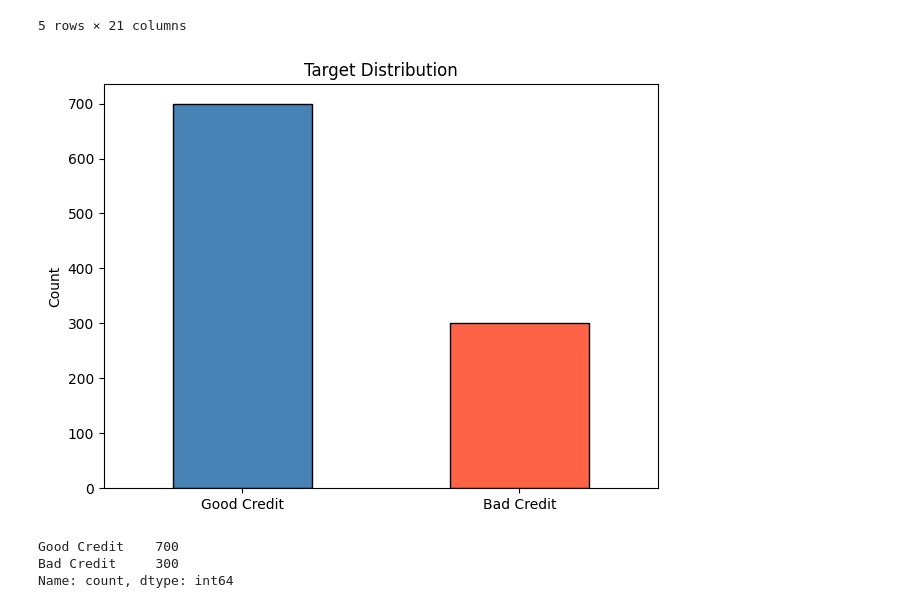
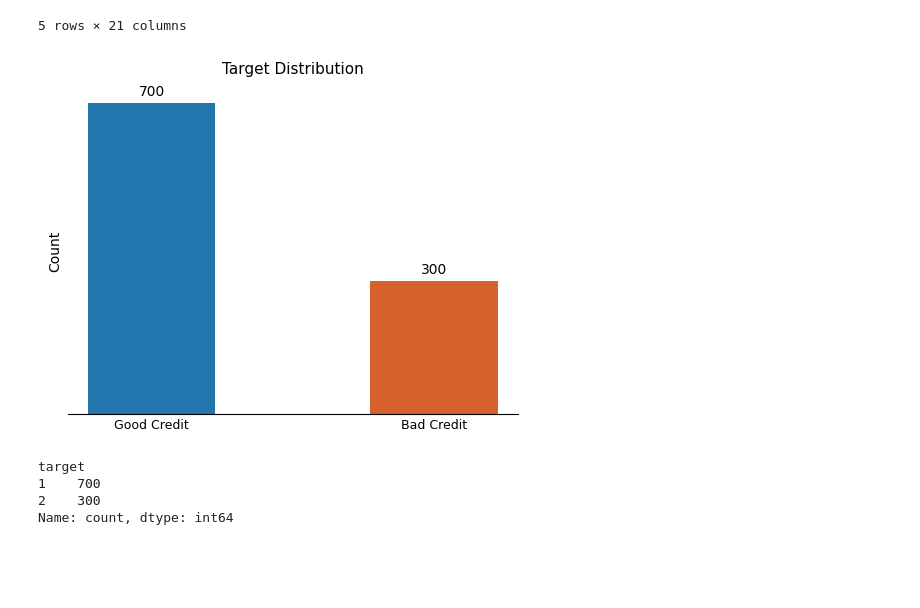
Before and after one commit to danibaum8/credit-risk-scorecard, a Jupyter notebook: 02_eda.ipynb, the cells around one changed output. Drawn from its saved outputs; the diff is of its cells as text; code cells hidden in the pictures; blank space fills up the shorter version.

Commit message:
Redesign Plots

```diff
--- a/02_eda.ipynb
+++ b/02_eda.ipynb
@@ -17,23 +17,58 @@ df.head()
 | 4 | A11 | 24 | A33 | A40 | 4870 | A61 | A73 | ... |
 5 rows × 21 columns
 # %%
+import matplotlib as mpl
+mpl.rcParams.update({
+    'axes.spines.top'   : False,
+    'axes.spines.right' : False,
+    'axes.spines.left'  : True,
+    'axes.spines.bottom': True,
+    'axes.grid'         : False,
+    'figure.facecolor'  : 'white',
+    'axes.facecolor'    : 'white',
+    'font.family'       : 'sans-serif',
+    'axes.titlesize'    : 11,
+    'axes.labelsize'    : 10,
+    'xtick.labelsize'   : 9,
+    'ytick.labelsize'   : 9,
+    'axes.titlepad'     : 10,
+})
+BLUE   = '#2176AE'
+ORANGE = '#D4622A'
+
 import matplotlib.pyplot as plt
 
-target_counts = df['target'].value_counts()
-target_counts.index = ['Good Credit', 'Bad Credit']
+target_counts = df['target'].value_counts().sort_index()
+labels = {1: 'Good Credit', 2: 'Bad Credit'}
+colors = [BLUE, ORANGE]
 
-target_counts.plot(kind='bar', color=['steelblue', 'tomato'], edgecolor='black')
-plt.title('Target Distribution')
-plt.ylabel('Count')
-plt.xticks(rotation=0)
+fig, ax = plt.subplots(figsize=(5, 4))
+bars = ax.bar(
+    [labels[k] for k in target_counts.index],
+    target_counts.values,
+    color=colors,
+    width=0.45,
+)
+for bar in bars:
+    ax.text(
+        bar.get_x() + bar.get_width() / 2,
+        bar.get_height() + 10,
+        f'{int(bar.get_height()):,}',
+        ha='center', va='bottom', fontsize=10
+    )
+ax.set_title('Target Distribution')
+ax.set_ylabel('Count')
+ax.spines['left'].set_visible(False)
+ax.set_yticks([])
+ax.tick_params(axis='x', length=0)
 plt.tight_layout()
 plt.show()
-
 print(target_counts)
 # %% [output]
-[figure, old version]
+[figure, new version]
-Good Credit    700
-Bad Credit     300
+target
+1    700
+2    300
 Name: count, dtype: int64
 # %%
 numeric_cols = df.select_dtypes(include='number').columns.drop('target')
```
Also changed, not shown: parts of 3 cells of this notebook, 2 other files.
